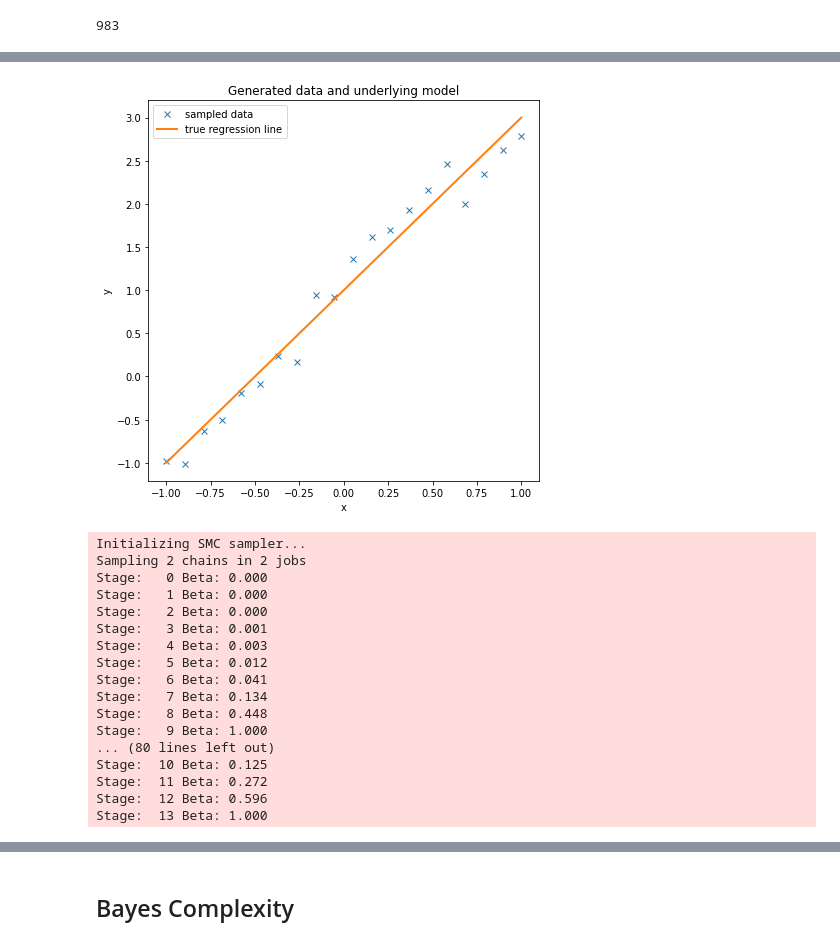
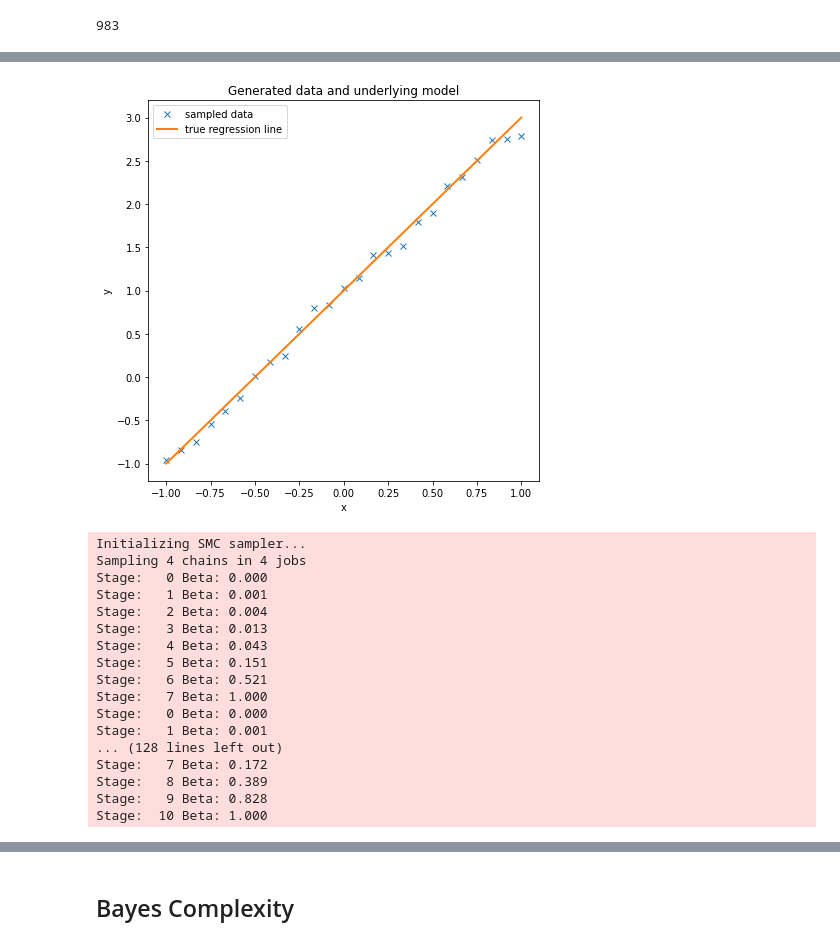
Before and after one commit to dschuechter/physics760_schuechter_krause, a Jupyter notebook: final_project/Code/Bayesian_model_selection_Testing.ipynb, the cells around one changed output, grey strips where cells are left out. Saved outputs shown, nothing was run; the diff lists cells and outputs as text; code cells hidden in the pictures.

```diff
--- a/final_project/Code/Bayesian_model_selection_Testing.ipynb
+++ b/final_project/Code/Bayesian_model_selection_Testing.ipynb
@@ -51,31 +62,31 @@ array([3.47885066, 3.52248701])
 # %%
-size = 20 #no of datapoints
+size = 25 #no of datapoints
 true_intercept = 1
 true_slope = 2
 #true_sq=2
-sigma=1/5#noise
+sigma=1/10#noise
 
 x = np.linspace(-1, 1, size)
 # y = a + b*x
 true_regression_line = true_intercept + true_slope * x#+2*x**2
 # add noise
 y = true_regression_line + np.random.normal(scale=sigma, size=size)
 
 data = dict(x=x, y=y)
 fig = plt.figure(figsize=(7, 7))
 ax = fig.add_subplot(111, xlabel="x", ylabel="y", title="Generated data and underlying model")
 ax.plot(x, y, "x", label="sampled data")
 ax.plot(x, true_regression_line, label="true regression line", lw=2.0)
 plt.legend(loc=0);
 # %% [output]
-[figure, old version]
+[figure, new version]
 # %%
 sampleSize = 1000 #no. of samples that will be drawn from the posterior
-
+prior_sigma = 2
 with pm.Model() as lin_model:  # model specifications in PyMC3 are wrapped in a with-statement
     # Define priors
-    intercept = pm.Normal("Intercept", 0, sigma=20)
-    m = pm.Normal("m", 0, sigma=20)
+    intercept = pm.Normal("Intercept", 0, sigma=prior_sigma)
+    m = pm.Normal("m", 0, sigma=prior_sigma)
 
     mu = pm.Deterministic('mu', intercept + m * x)
     # Define likelihood
@@ -86,7 +97,7 @@ with pm.Model() as lin_model:  # model specifications in PyMC3 are wrapped in a
 
 with pm.Model() as const_model:  # model specifications in PyMC3 are wrapped in a with-statement
     # Define priors
-    intercept = pm.Normal("Intercept", 0, sigma=20)
+    intercept = pm.Normal("Intercept", 0, sigma=prior_sigma)
     # Define likelihood
     mu = pm.Deterministic('mu', intercept+x*0)
     likelihood = pm.Normal("y", mu=mu, sigma=sigma, observed=y)
@@ -97,9 +108,9 @@ with pm.Model() as const_model:  # model specifications in PyMC3 are wrapped in
 with pm.Model() as sq_model:  # model specifications in PyMC3 are wrapped in a with-statement
     # Define priors
     #sigma = pm.HalfCauchy("sigma", beta=10, testval=1.0)
-    intercept = pm.Normal("Intercept", 0, sigma=20)
-    a = pm.Normal("a", 0, sigma=20)
-    b = pm.Normal("b", 0, sigma=20)
+    intercept = pm.Normal("Intercept", 0, sigma=prior_sigma)
+    a = pm.Normal("a", 0, sigma=prior_sigma)
+    b = pm.Normal("b", 0, sigma=prior_sigma)
 
     # Define likelihood
     mu = pm.Deterministic('mu', intercept+x*b+a*x**2)
@@ -109,10 +120,10 @@ with pm.Model() as sq_model:  # model specifications in PyMC3 are wrapped in a w
     sq_trace =  pm.sample_smc(sampleSize, random_seed=42, parallel=False)
 with pm.Model() as cub_model:
     #define priors
-    intercept = pm.Normal("Intercept", 0, sigma=20)
-    a = pm.Normal("a", 0, sigma=20)
-    b = pm.Normal("b", 0, sigma=20)
-    c = pm.Normal("c", 0, sigma=20)
+    intercept = pm.Normal("Intercept", 0, sigma=prior_sigma)
+    a = pm.Normal("a", 0, sigma=prior_sigma)
+    b = pm.Normal("b", 0, sigma=prior_sigma)
+    c = pm.Normal("c", 0, sigma=prior_sigma)
     #define likelihood
     mu = pm.Deterministic('mu', intercept+c*x+b*x**2+a*x**3)
     likelihood = pm.Normal("y", mu=mu, sigma=sigma, observed=y)
@@ -121,22 +132,22 @@ with pm.Model() as cub_model:
 #note: sampled parameters are saved in a trace object, therefore we n
 # %% [output]
 Initializing SMC sampler...
-Sampling 2 chains in 2 jobs
+Sampling 4 chains in 4 jobs
 Stage:   0 Beta: 0.000
-Stage:   1 Beta: 0.000
-Stage:   2 Beta: 0.000
-Stage:   3 Beta: 0.001
-Stage:   4 Beta: 0.003
-Stage:   5 Beta: 0.012
-Stage:   6 Beta: 0.041
-Stage:   7 Beta: 0.134
-Stage:   8 Beta: 0.448
-Stage:   9 Beta: 1.000
-... (80 lines left out)
-Stage:  10 Beta: 0.125
-Stage:  11 Beta: 0.272
-Stage:  12 Beta: 0.596
-Stage:  13 Beta: 1.000
+Stage:   1 Beta: 0.001
+Stage:   2 Beta: 0.004
+Stage:   3 Beta: 0.013
+Stage:   4 Beta: 0.043
+Stage:   5 Beta: 0.151
+Stage:   6 Beta: 0.521
+Stage:   7 Beta: 1.000
+Stage:   0 Beta: 0.000
+Stage:   1 Beta: 0.001
+... (128 lines left out)
+Stage:   7 Beta: 0.172
+Stage:   8 Beta: 0.389
+Stage:   9 Beta: 0.828
+Stage:  10 Beta: 1.000
 # %%
 #plot the marginal posteriors for each sampled parameter, this is done by arviz
 with lin_model:
```
Also changed, not shown: parts of 17 cells of this notebook, 3 other files.
